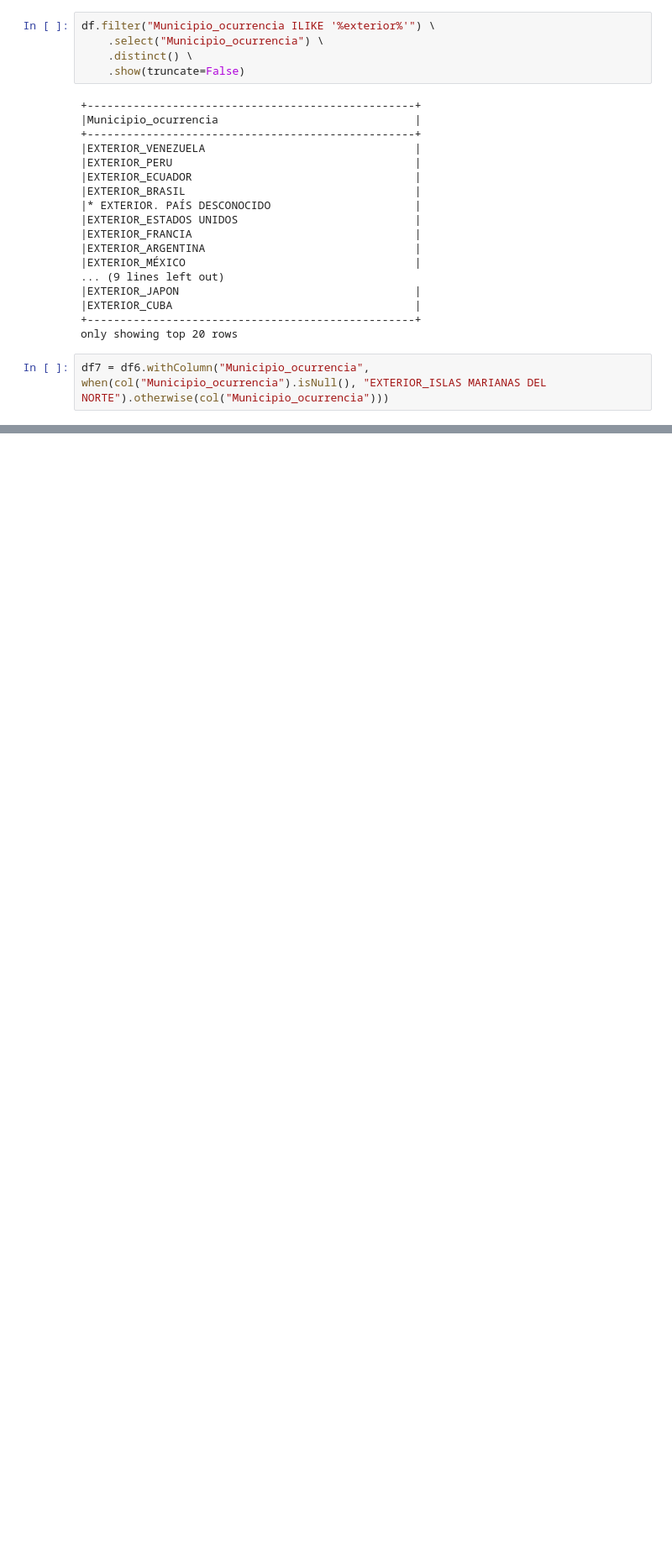
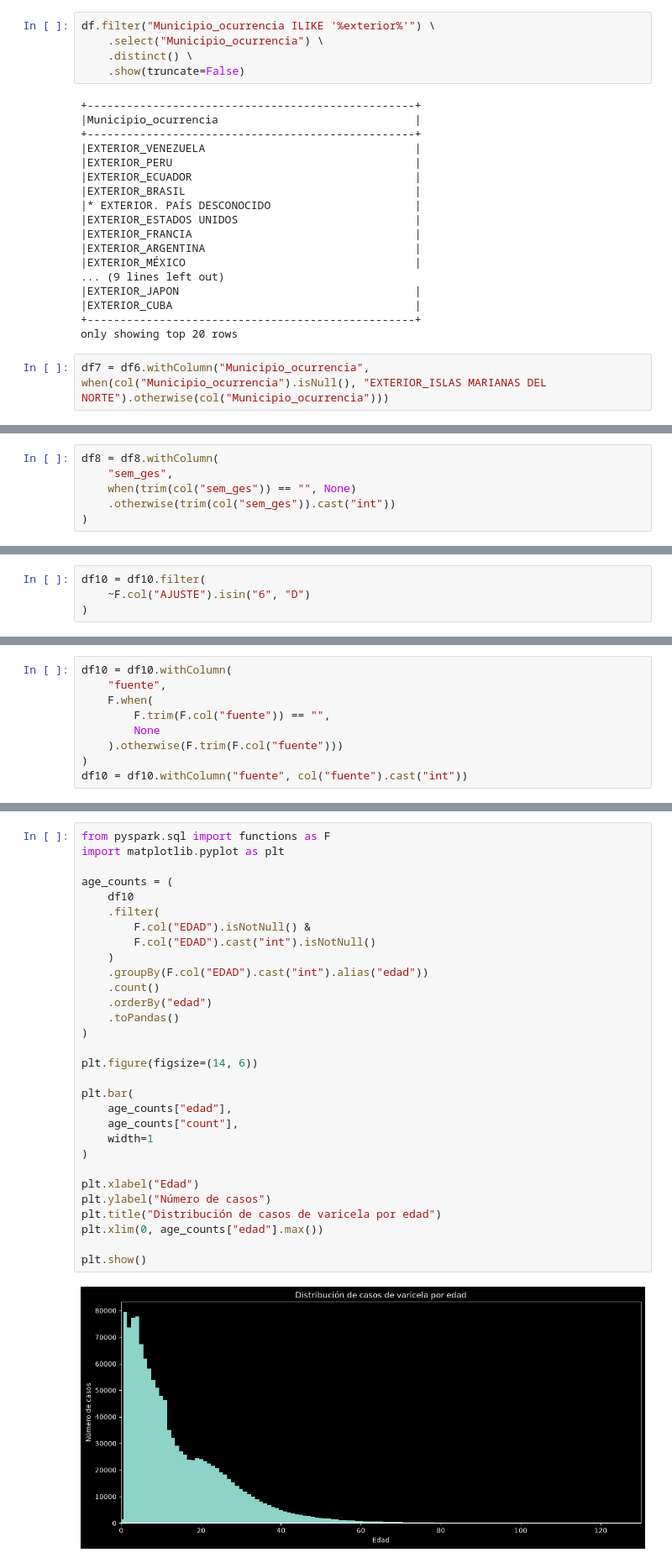
Before and after one commit to thesis-varicella-colombia/data-processing, a Jupyter notebook: notebooks/sivigila_all.ipynb, the cells around one changed output, grey strips where cells are left out. Shown at 84% size. Cells and saved outputs as stored; diff of their text form; blank space fills up the shorter version.

```diff
--- a/notebooks/sivigila_all.ipynb
+++ b/notebooks/sivigila_all.ipynb
@@ -1312,0 +1386,6 @@ df7.where((df7["Departamento_ocurrencia"] == "SAN ANDRES") & (df7["Municipio_ocu
+# %%
+df8 = df8.withColumn(
+    "sem_ges",
+    when(trim(col("sem_ges")) == "", None)
+    .otherwise(trim(col("sem_ges")).cast("int"))
+)
@@ -1312,0 +1530,4 @@ df7.where((df7["Departamento_ocurrencia"] == "SAN ANDRES") & (df7["Municipio_ocu
+# %%
+df10 = df10.filter(
+    ~F.col("AJUSTE").isin("6", "D")
+)
@@ -1312,0 +1536,9 @@ df7.where((df7["Departamento_ocurrencia"] == "SAN ANDRES") & (df7["Municipio_ocu
+# %%
+df10 = df10.withColumn(
+    "fuente",
+    F.when(
+        F.trim(F.col("fuente")) == "",
+        None
+    ).otherwise(F.trim(F.col("fuente")))
+)
+df10 = df10.withColumn("fuente", col("fuente").cast("int"))
@@ -1312,0 +1892,32 @@ df7.where((df7["Departamento_ocurrencia"] == "SAN ANDRES") & (df7["Municipio_ocu
+# %%
+from pyspark.sql import functions as F
+import matplotlib.pyplot as plt
+
+age_counts = (
+    df10
+    .filter(
+        F.col("EDAD").isNotNull() &
+        F.col("EDAD").cast("int").isNotNull()
+    )
+    .groupBy(F.col("EDAD").cast("int").alias("edad"))
+    .count()
+    .orderBy("edad")
+    .toPandas()
+)
+
+plt.figure(figsize=(14, 6))
+
+plt.bar(
+    age_counts["edad"],
+    age_counts["count"],
+    width=1
+)
+
+plt.xlabel("Edad")
+plt.ylabel("Número de casos")
+plt.title("Distribución de casos de varicela por edad")
+plt.xlim(0, age_counts["edad"].max())
+
+plt.show()
+# %% [output]
+[figure, added]
```
Also changed, not shown: parts of 30 cells of this notebook, 4 other files.
